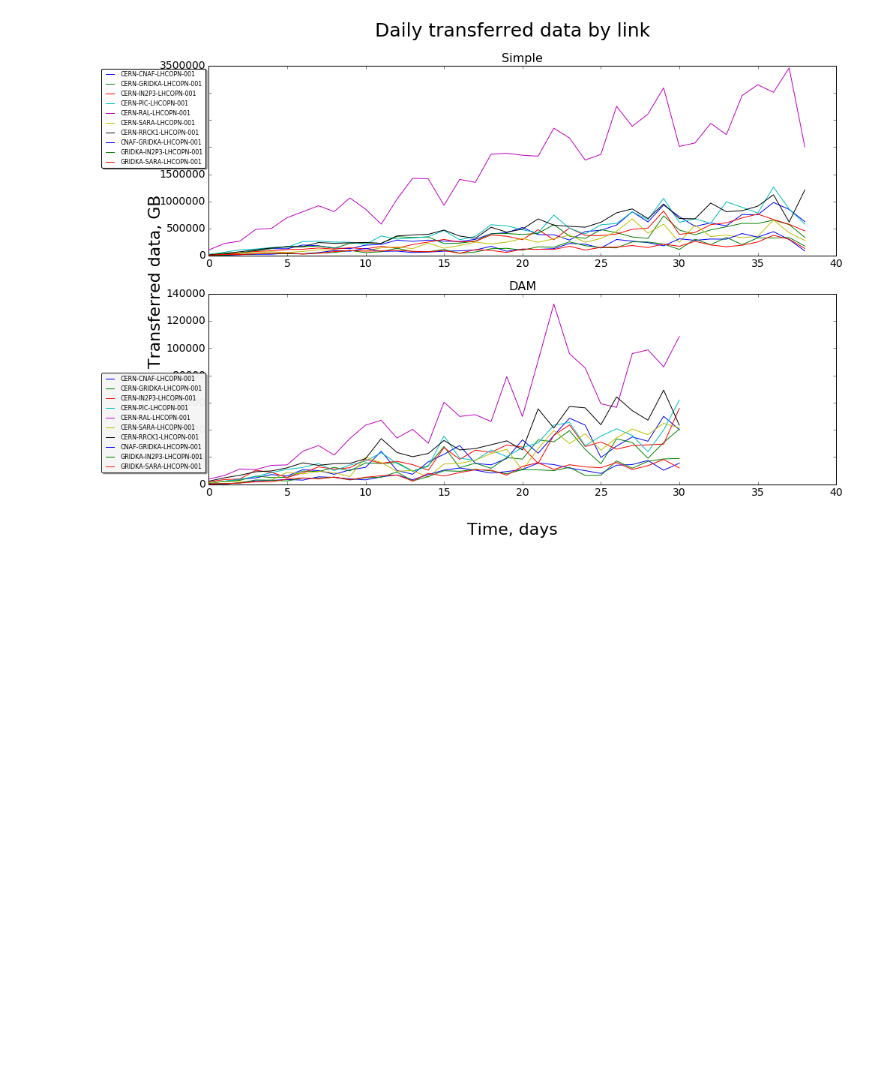
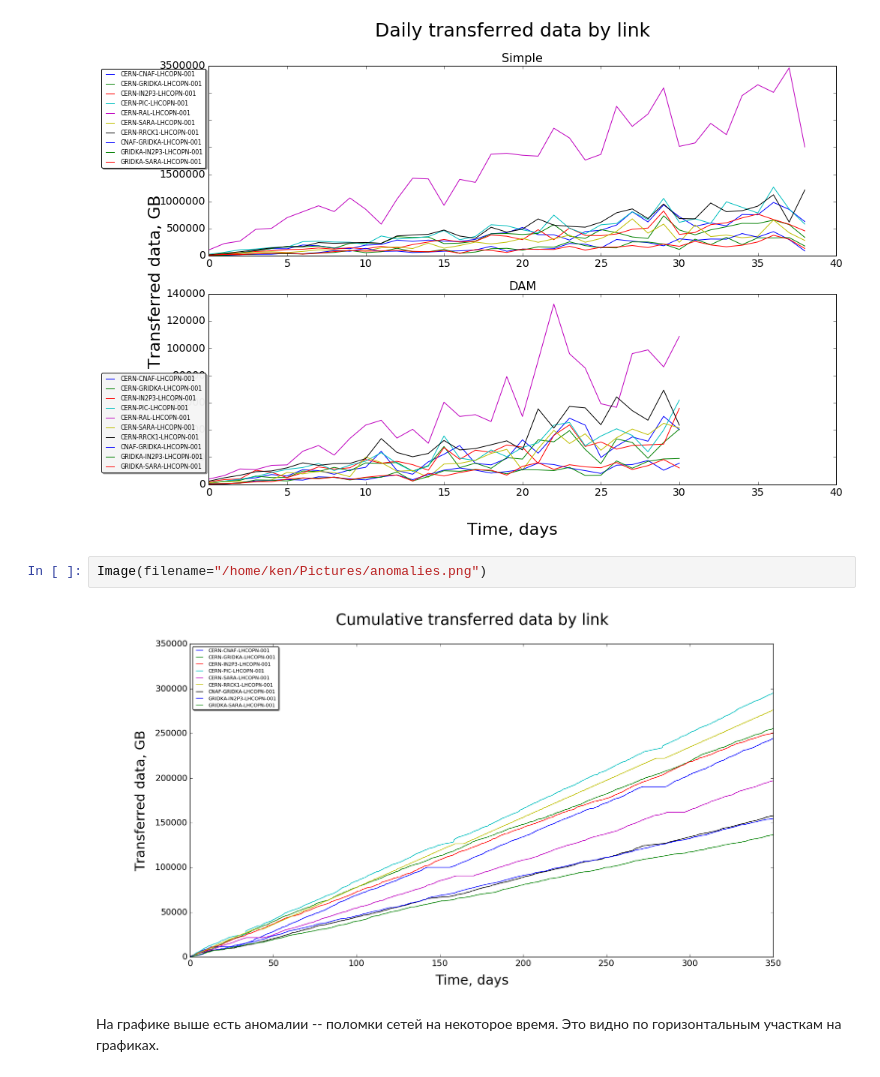
Before and after one commit to skygrid/grid_simulation, a Jupyter notebook: Plots/Plots.ipynb, the cells around one changed output. Cells and saved outputs as stored; diff of their text form; blank space fills up the shorter version.

Commit message:
plot with anomaly

```diff
--- a/Plots/Plots.ipynb
+++ b/Plots/Plots.ipynb
@@ -257,3 +256,9 @@ plotter.links_traffic()
 plotter.links_traffic_daily()
 # %% [output]
 [figure]
+# %%
+Image(filename="/home/ken/Pictures/anomalies.png")
+# %% [output]
+[figure, added]
+# %% [markdown]
+На графике выше есть аномалии -- поломки сетей на некоторое время. Это видно по горизонтальным участкам на графиках.
```
Also changed, not shown: parts of 1 cell of this notebook, 37 other files.
